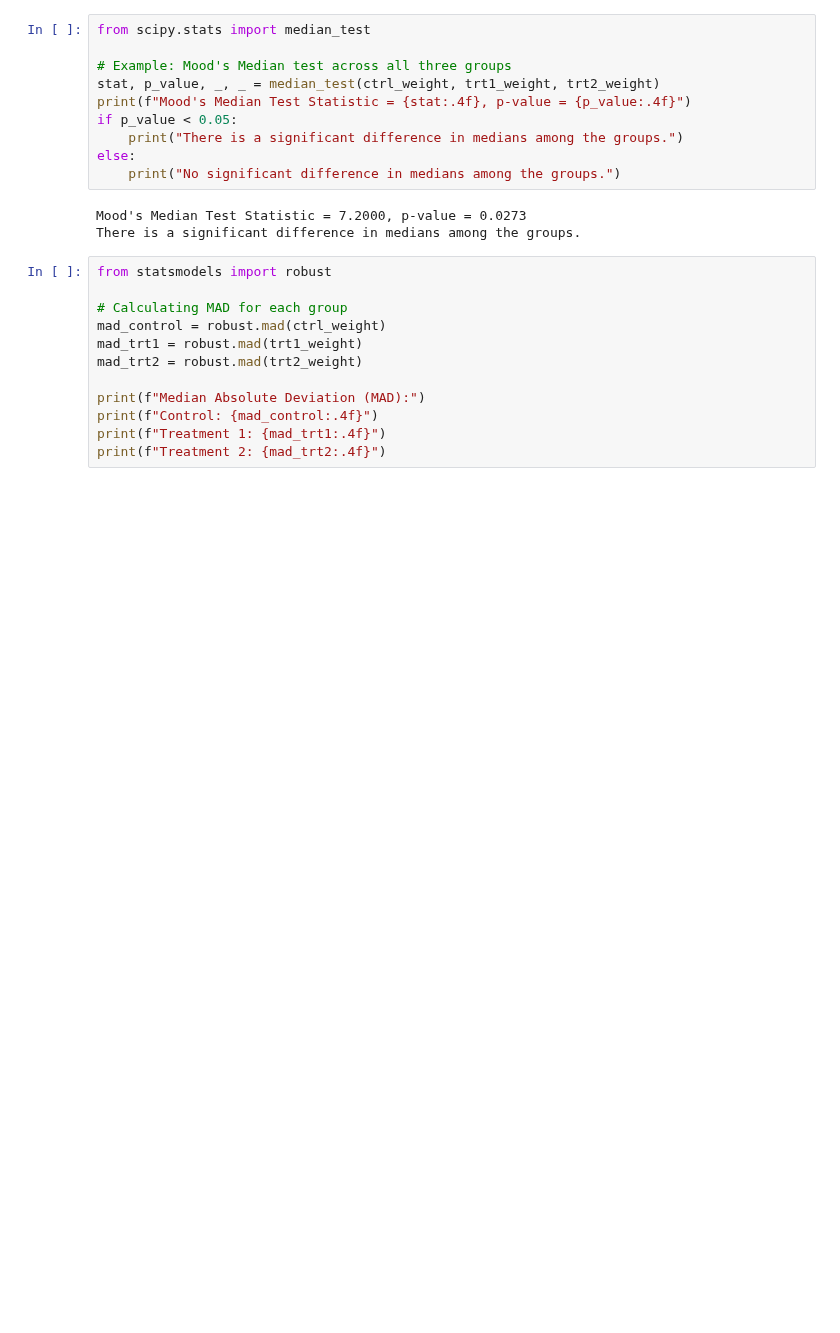
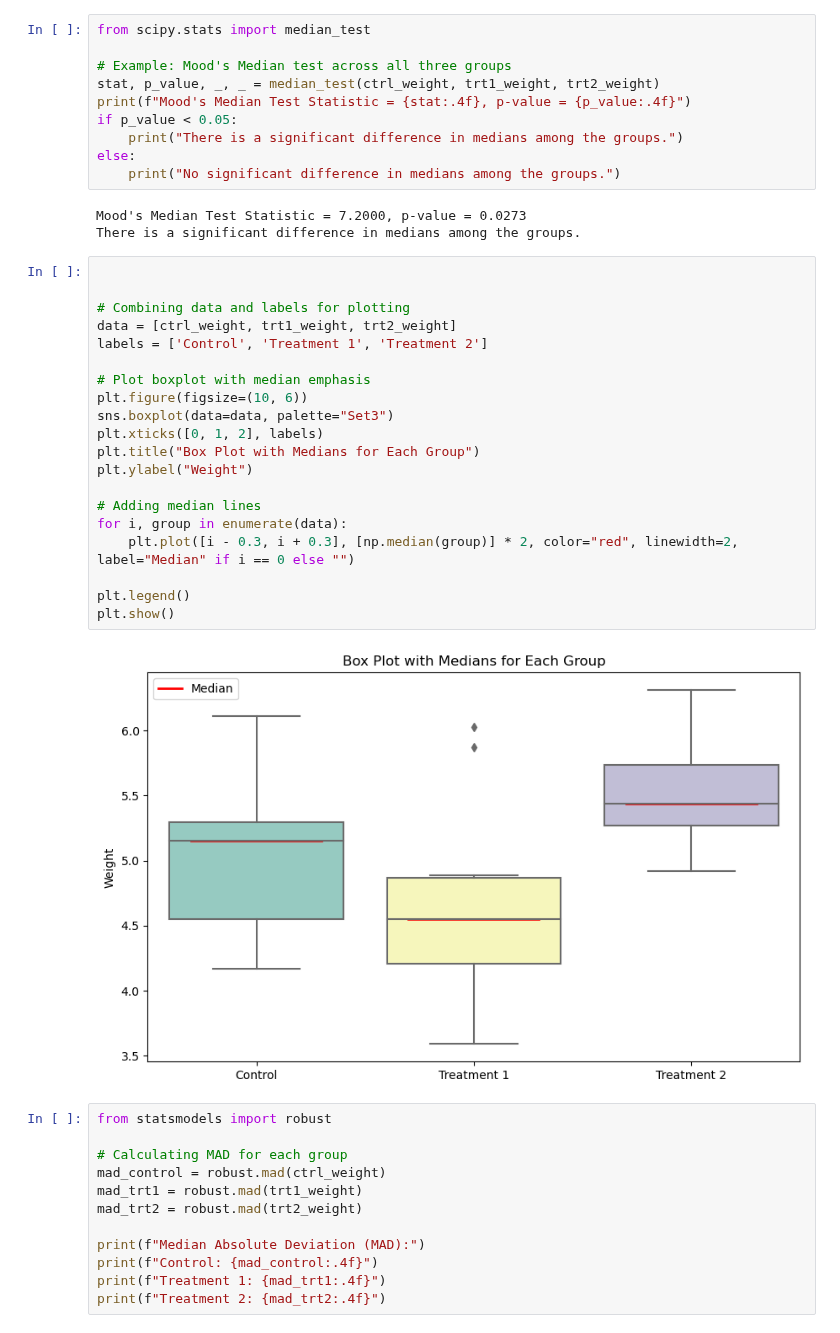
Before and after one commit to keithmmc/appliedstats, a Jupyter notebook: project.ipynb, the cells around one changed output. Drawn from its saved outputs; the diff is of its cells as text; blank space fills up the shorter version.

Commit message:
Update project.ipynb
adding place holder for t test section on project also looking at median tests again

```diff
--- a/project.ipynb
+++ b/project.ipynb
@@ -388,6 +388,28 @@ else:
 # %% [output]
 Mood's Median Test Statistic = 7.2000, p-value = 0.0273
 There is a significant difference in medians among the groups.
+# %%
+
+
+# Combining data and labels for plotting
+data = [ctrl_weight, trt1_weight, trt2_weight]
+labels = ['Control', 'Treatment 1', 'Treatment 2']
+
+# Plot boxplot with median emphasis
+plt.figure(figsize=(10, 6))
+sns.boxplot(data=data, palette="Set3")
+plt.xticks([0, 1, 2], labels)
+plt.title("Box Plot with Medians for Each Group")
+plt.ylabel("Weight")
+
+# Adding median lines
+for i, group in enumerate(data):
+    plt.plot([i - 0.3, i + 0.3], [np.median(group)] * 2, color="red", linewidth=2, label="Median" if i == 0 else "")
+
+plt.legend()
+plt.show()
+# %% [output]
+[figure, added]
 # %%
 from statsmodels import robust
 
```
Also changed, not shown: parts of 3 cells of this notebook.
